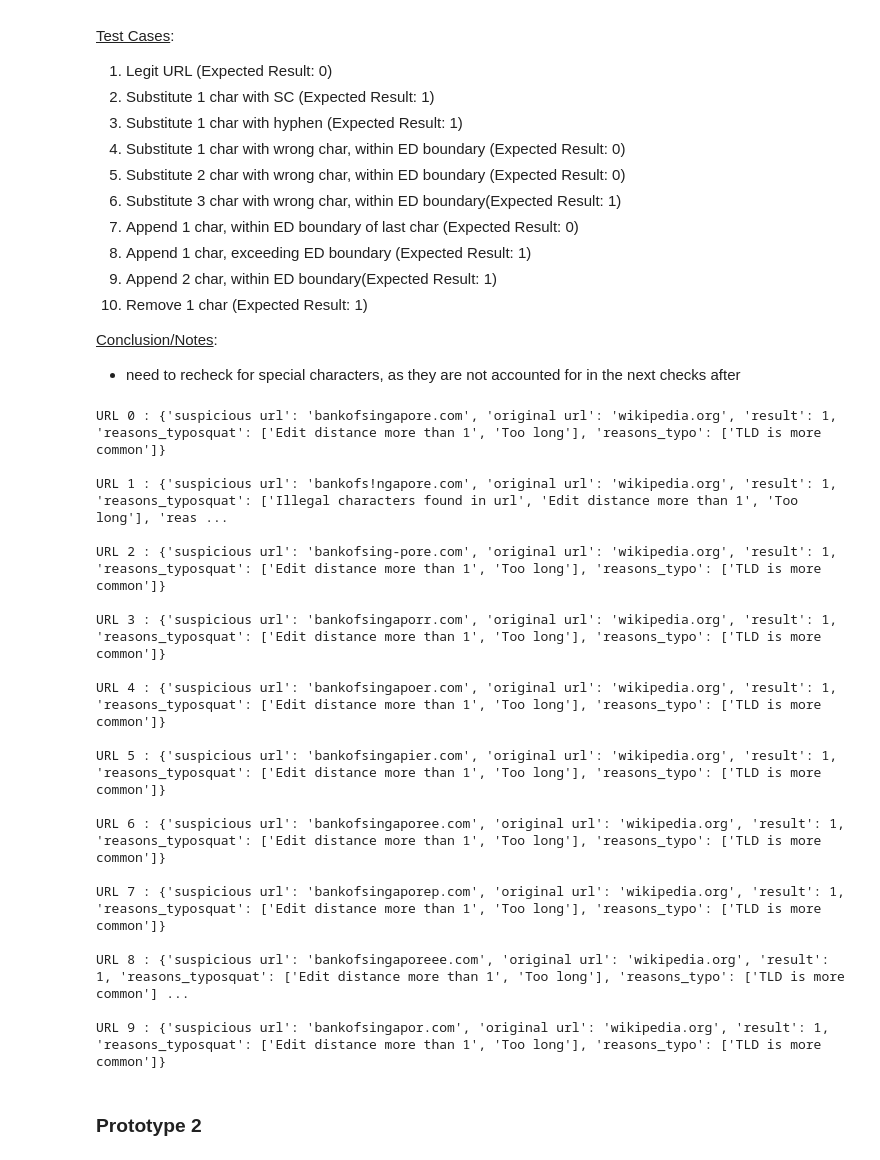
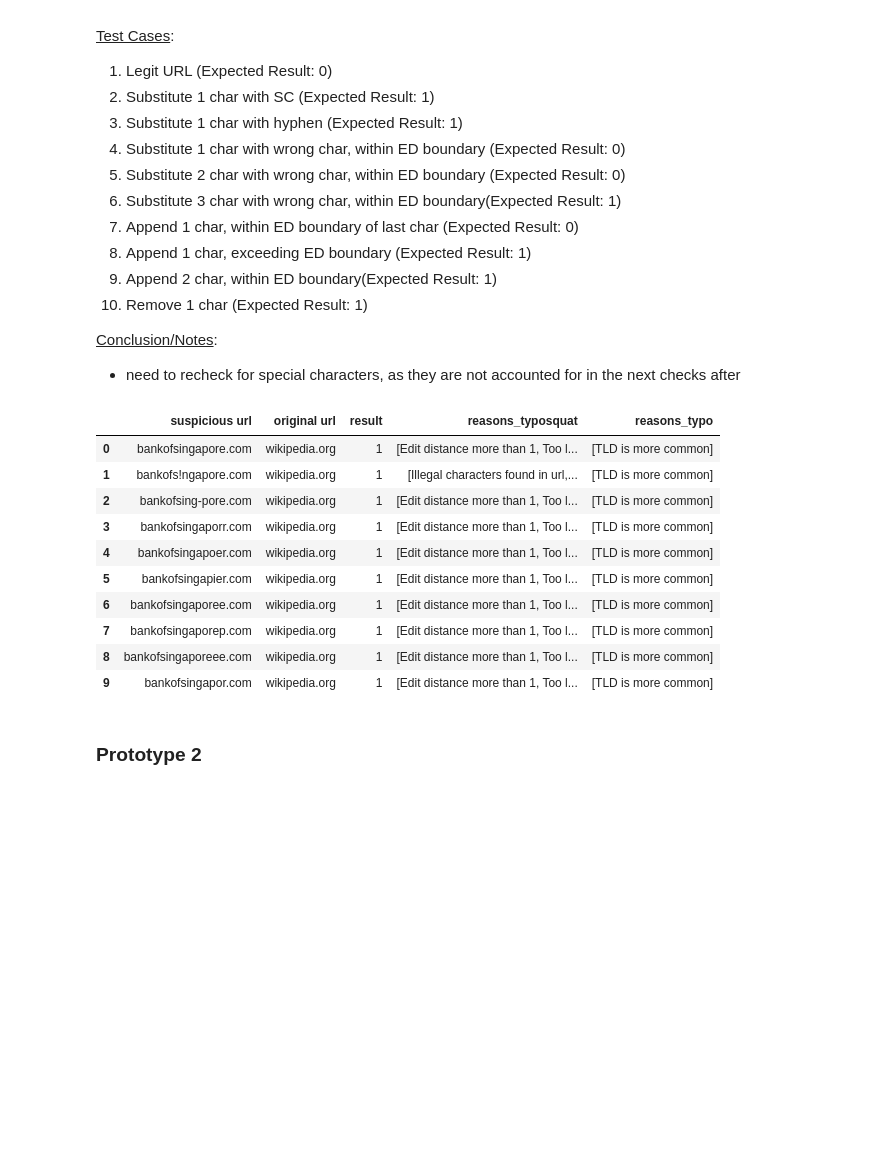
Before and after one commit to georginacyc/Internship, a Jupyter notebook: Typosquatting/TypoSquatting.ipynb, the cells around one changed output. Drawn from its saved outputs; the diff is of its cells as text; code cells hidden in the pictures; blank space fills up the shorter version.

```diff
--- a/Typosquatting/TypoSquatting.ipynb
+++ b/Typosquatting/TypoSquatting.ipynb
@@ -399,39 +345,34 @@ print(is_typo("wikipedia.com"))
 # %%
 test_cases = ["bankofsingapore.com",
               "bankofs!ngapore.com",
               "bankofsing-pore.com",
               "bankofsingaporr.com",
               "bankofsingapoer.com",
               "bankofsingapier.com",
               "bankofsingaporee.com",
               "bankofsingaporep.com",
               "bankofsingaporeee.com",
               "bankofsingapor.com"]
 
 test_results = []
 
 for url in test_cases:
-    test_results.append(is_typo())
+    test_results.append(is_typo(url))
+
+df = pd.DataFrame(test_results)
+df
 # %% [output]
-URL 0 : {'suspicious url': 'bankofsingapore.com', 'original url': 'wikipedia.org', 'result': 1, 'reasons_typosquat': ['Edit distance more than 1', 'Too long'], 'reasons_typo': ['TLD is more common']}
-
-URL 1 : {'suspicious url': 'bankofs!ngapore.com', 'original url': 'wikipedia.org', 'result': 1, 'reasons_typosquat': ['Illegal characters found in url', 'Edit distance more than 1', 'Too long'], 'reas ...
-
-URL 2 : {'suspicious url': 'bankofsing-pore.com', 'original url': 'wikipedia.org', 'result': 1, 'reasons_typosquat': ['Edit distance more than 1', 'Too long'], 'reasons_typo': ['TLD is more common']}
-
-URL 3 : {'suspicious url': 'bankofsingaporr.com', 'original url': 'wikipedia.org', 'result': 1, 'reasons_typosquat': ['Edit distance more than 1', 'Too long'], 'reasons_typo': ['TLD is more common']}
-
-URL 4 : {'suspicious url': 'bankofsingapoer.com', 'original url': 'wikipedia.org', 'result': 1, 'reasons_typosquat': ['Edit distance more than 1', 'Too long'], 'reasons_typo': ['TLD is more common']}
-
-URL 5 : {'suspicious url': 'bankofsingapier.com', 'original url': 'wikipedia.org', 'result': 1, 'reasons_typosquat': ['Edit distance more than 1', 'Too long'], 'reasons_typo': ['TLD is more common']}
-
-URL 6 : {'suspicious url': 'bankofsingaporee.com', 'original url': 'wikipedia.org', 'result': 1, 'reasons_typosquat': ['Edit distance more than 1', 'Too long'], 'reasons_typo': ['TLD is more common']}
-
-URL 7 : {'suspicious url': 'bankofsingaporep.com', 'original url': 'wikipedia.org', 'result': 1, 'reasons_typosquat': ['Edit distance more than 1', 'Too long'], 'reasons_typo': ['TLD is more common']}
-
-URL 8 : {'suspicious url': 'bankofsingaporeee.com', 'original url': 'wikipedia.org', 'result': 1, 'reasons_typosquat': ['Edit distance more than 1', 'Too long'], 'reasons_typo': ['TLD is more common'] ...
-
-URL 9 : {'suspicious url': 'bankofsingapor.com', 'original url': 'wikipedia.org', 'result': 1, 'reasons_typosquat': ['Edit distance more than 1', 'Too long'], 'reasons_typo': ['TLD is more common']}
+|  | suspicious url | original url | result | reasons_typosquat | reasons_typo |
+| 0 | bankofsingapore.com | wikipedia.org | 1 | [Edit distance more than 1, Too l... | [TLD is more common] |
+| 1 | bankofs!ngapore.com | wikipedia.org | 1 | [Illegal characters found in url,... | [TLD is more common] |
+| 2 | bankofsing-pore.com | wikipedia.org | 1 | [Edit distance more than 1, Too l... | [TLD is more common] |
+| 3 | bankofsingaporr.com | wikipedia.org | 1 | [Edit distance more than 1, Too l... | [TLD is more common] |
+| 4 | bankofsingapoer.com | wikipedia.org | 1 | [Edit distance more than 1, Too l... | [TLD is more common] |
+| 5 | bankofsingapier.com | wikipedia.org | 1 | [Edit distance more than 1, Too l... | [TLD is more common] |
+| 6 | bankofsingaporee.com | wikipedia.org | 1 | [Edit distance more than 1, Too l... | [TLD is more common] |
+| 7 | bankofsingaporep.com | wikipedia.org | 1 | [Edit distance more than 1, Too l... | [TLD is more common] |
+| 8 | bankofsingaporeee.com | wikipedia.org | 1 | [Edit distance more than 1, Too l... | [TLD is more common] |
+| 9 | bankofsingapor.com | wikipedia.org | 1 | [Edit distance more than 1, Too l... | [TLD is more common] |
 # %% [markdown]
 ### Prototype 2
 # %%
```
Also changed, not shown: parts of 14 cells of this notebook.
